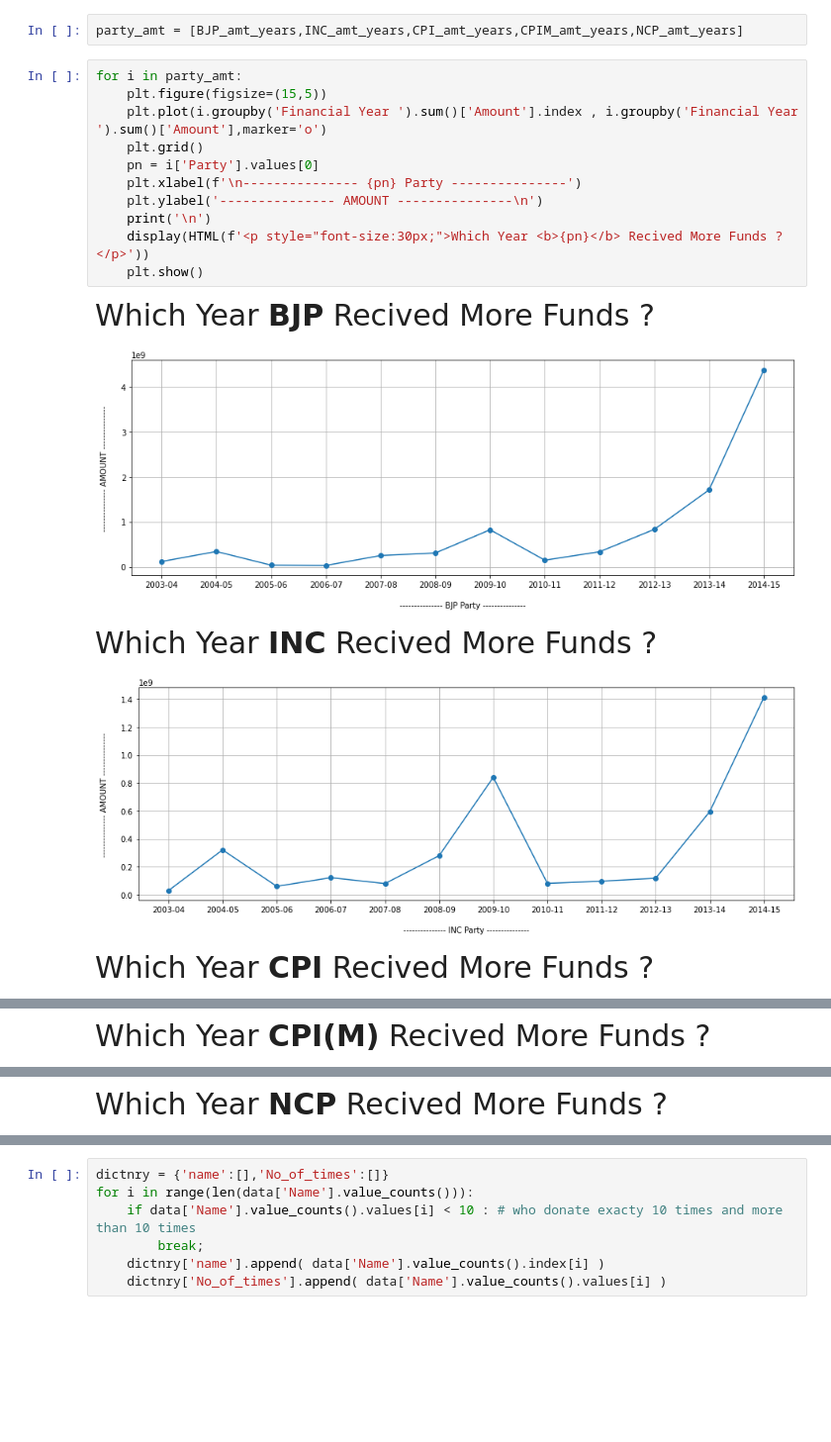
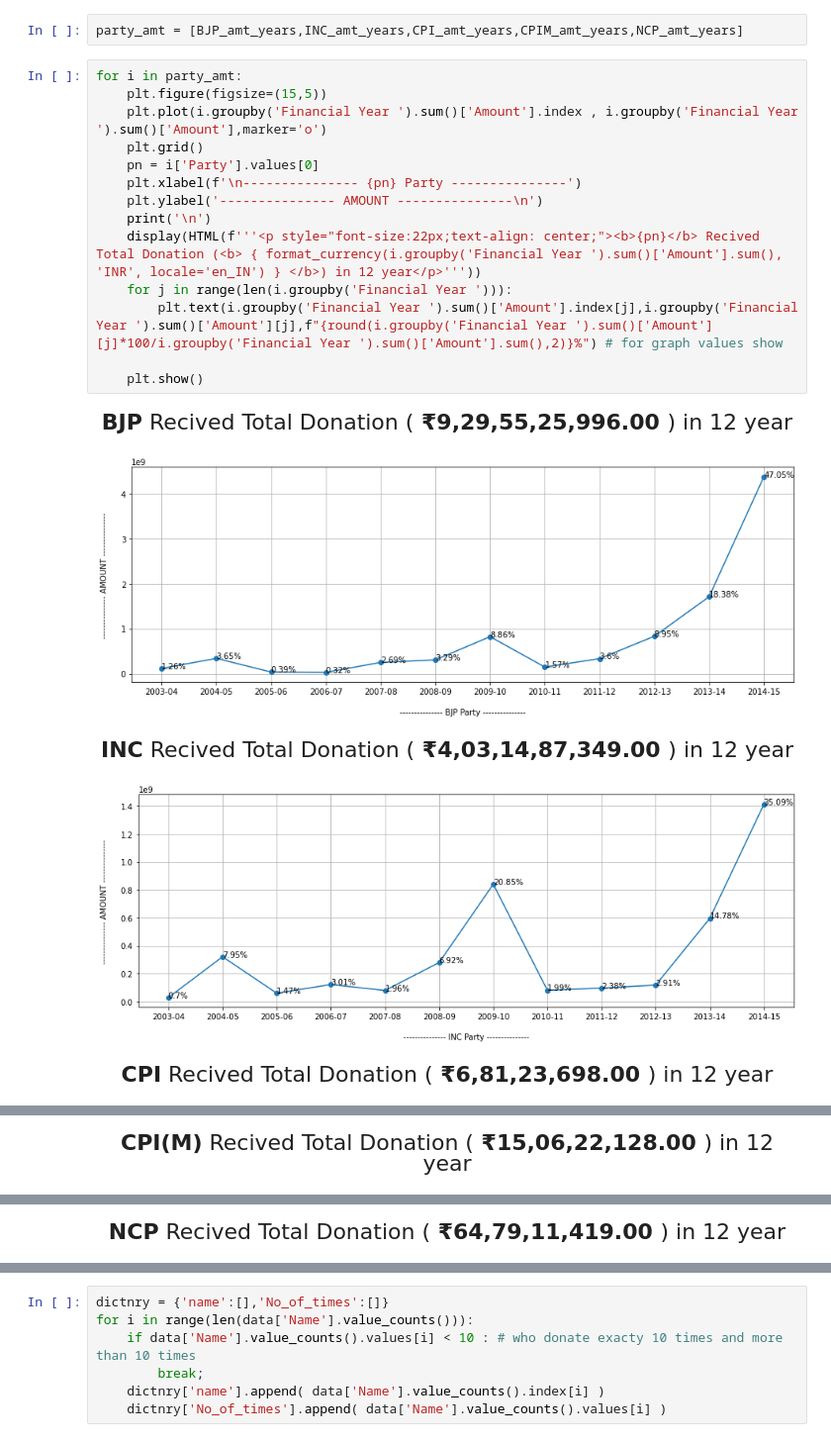
Before and after one commit to pv05/project_ML, a Jupyter notebook: DonationToPoliticalParties_EDA.ipynb, the cells around one changed output, grey strips where cells are left out. Shown at 99% size. Drawn from its saved outputs; the diff is of its cells as text; blank space fills up the shorter version.

```diff
--- a/DonationToPoliticalParties_EDA.ipynb
+++ b/DonationToPoliticalParties_EDA.ipynb
@@ -240,17 +245,20 @@ party_amt = [BJP_amt_years,INC_amt_years,CPI_amt_years,CPIM_amt_years,NCP_amt_ye
 # %%
 for i in party_amt:
     plt.figure(figsize=(15,5))
     plt.plot(i.groupby('Financial Year ').sum()['Amount'].index , i.groupby('Financial Year ').sum()['Amount'],marker='o')
     plt.grid()
     pn = i['Party'].values[0]
     plt.xlabel(f'\n--------------- {pn} Party ---------------')
     plt.ylabel('--------------- AMOUNT ---------------\n')
     print('\n')
-    display(HTML(f'<p style="font-size:30px;">Which Year <b>{pn}</b> Recived More Funds ?</p>'))
+    display(HTML(f'''<p style="font-size:22px;text-align: center;"><b>{pn}</b> Recived Total Donation (<b> { format_currency(i.groupby('Financial Year ').sum()['Amount'].sum(), 'INR', locale='en_IN') } </b>) in 12 year</p>'''))
+    for j in range(len(i.groupby('Financial Year '))):
+        plt.text(i.groupby('Financial Year ').sum()['Amount'].index[j],i.groupby('Financial Year ').sum()['Amount'][j],f"{round(i.groupby('Financial Year ').sum()['Amount'][j]*100/i.groupby('Financial Year ').sum()['Amount'].sum(),2)}%") # for graph values show
+
     plt.show()
 # %% [output]
-Which Year BJP Recived More Funds ?
+BJP Recived Total Donation ( ₹9,29,55,25,996.00 ) in 12 year
-[figure, old version]
+[figure, new version]
-Which Year INC Recived More Funds ?
+INC Recived Total Donation ( ₹4,03,14,87,349.00 ) in 12 year
-[figure, old version]
+[figure, new version]
-Which Year CPI Recived More Funds ?
+CPI Recived Total Donation ( ₹6,81,23,698.00 ) in 12 year
@@ -258 +266 @@ Which Year CPI Recived More Funds ?
-Which Year CPI(M) Recived More Funds ?
+CPI(M) Recived Total Donation ( ₹15,06,22,128.00 ) in 12 year
@@ -260 +268 @@ Which Year CPI(M) Recived More Funds ?
-Which Year NCP Recived More Funds ?
+NCP Recived Total Donation ( ₹64,79,11,419.00 ) in 12 year
```
Also changed, not shown: parts of 21 cells of this notebook.
